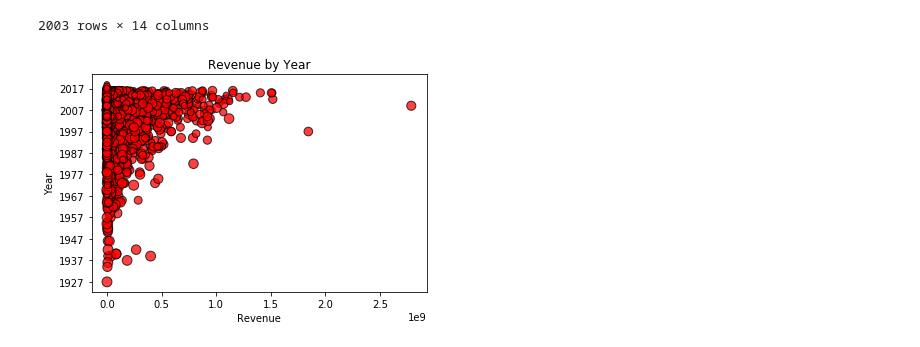
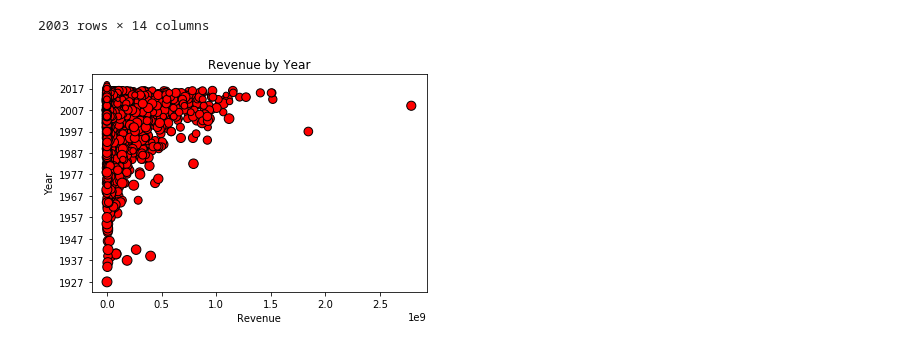
Before and after one commit to suvs27/Movie2019, a Jupyter notebook: movie_project_working.ipynb, the cells around one changed output. Saved outputs shown, nothing was run; the diff lists cells and outputs as text; code cells hidden in the pictures.

```diff
--- a/movie_project_working.ipynb
+++ b/movie_project_working.ipynb
@@ -131,28 +131,28 @@ merged_df.groupby(['Genre']).head()
 # %%
 # Bubble plot to show revenue by year, with bubble size corresponding to score
 list_scores=[]
 list_years=[]
 merged_df = merged_df.dropna(subset=['Metascore'])
 merged_df['Metascore'] = merged_df['Metascore'].astype(float)
 merged_df = merged_df.dropna(subset=['Revenue'])
 merged_df['Revenue'] = merged_df['Revenue'].astype(float)
 for list_item in merged_df['Metascore']:
     list_scores.append(int(list_item))
 
 for list_item in merged_df['Year']:
     list_years.append(int(list_item))
 
 x_axis= merged_df['Revenue']
 y_axis= list_years
 plt.scatter(x_axis, y_axis, marker="o", facecolors="red", edgecolors="black",
-            s=list_scores,alpha=0.75)
+            s=list_scores,alpha=1.0)
 plt.yticks(np.arange(min(y_axis), max(y_axis)+1, 10))
 plt.title("Revenue by Year")
 plt.xlabel("Revenue")
 plt.ylabel("Year")
 plt.show()
 # %% [output]
-[figure, old version]
+[figure, new version]
 # %%
 #Scatter plot based on popularity vs profitability
 x_axis=merged_df['IMDB Rating']
```
Also changed, not shown: parts of 5 cells of this notebook.
